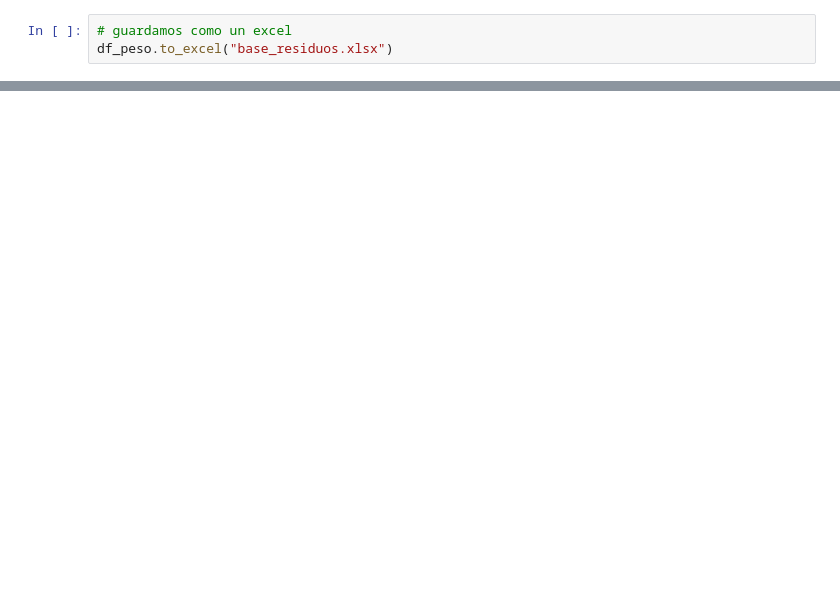
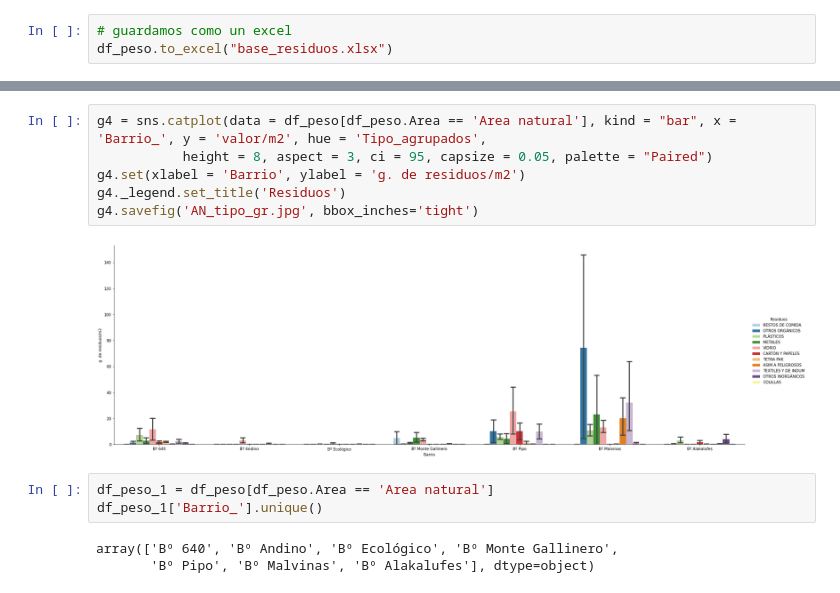
Before and after one commit to cguillamet/Proyecto-RSU, a Jupyter notebook: Proyecto_Residuos_RSU.ipynb, the cells around one changed output, grey strips where cells are left out. Drawn from its saved outputs; the diff is of its cells as text; blank space fills up the shorter version.

```diff
--- a/Proyecto_Residuos_RSU.ipynb
+++ b/Proyecto_Residuos_RSU.ipynb
@@ -205,0 +301,14 @@ df_peso.to_excel("base_residuos.xlsx")
+# %%
+g4 = sns.catplot(data = df_peso[df_peso.Area == 'Area natural'], kind = "bar", x = 'Barrio_', y = 'valor/m2', hue = 'Tipo_agrupados',
+           height = 8, aspect = 3, ci = 95, capsize = 0.05, palette = "Paired")
+g4.set(xlabel = 'Barrio', ylabel = 'g. de residuos/m2')
+g4._legend.set_title('Residuos')
+g4.savefig('AN_tipo_gr.jpg', bbox_inches='tight')
+# %% [output]
+[figure, added]
+# %%
+df_peso_1 = df_peso[df_peso.Area == 'Area natural']
+df_peso_1['Barrio_'].unique()
+# %% [output]
+array(['Bº 640', 'Bº Andino', 'Bº Ecológico', 'Bº Monte Gallinero',
+       'Bº Pipo', 'Bº Malvinas', 'Bº Alakalufes'], dtype=object)
```
Also changed, not shown: parts of 82 cells of this notebook.
